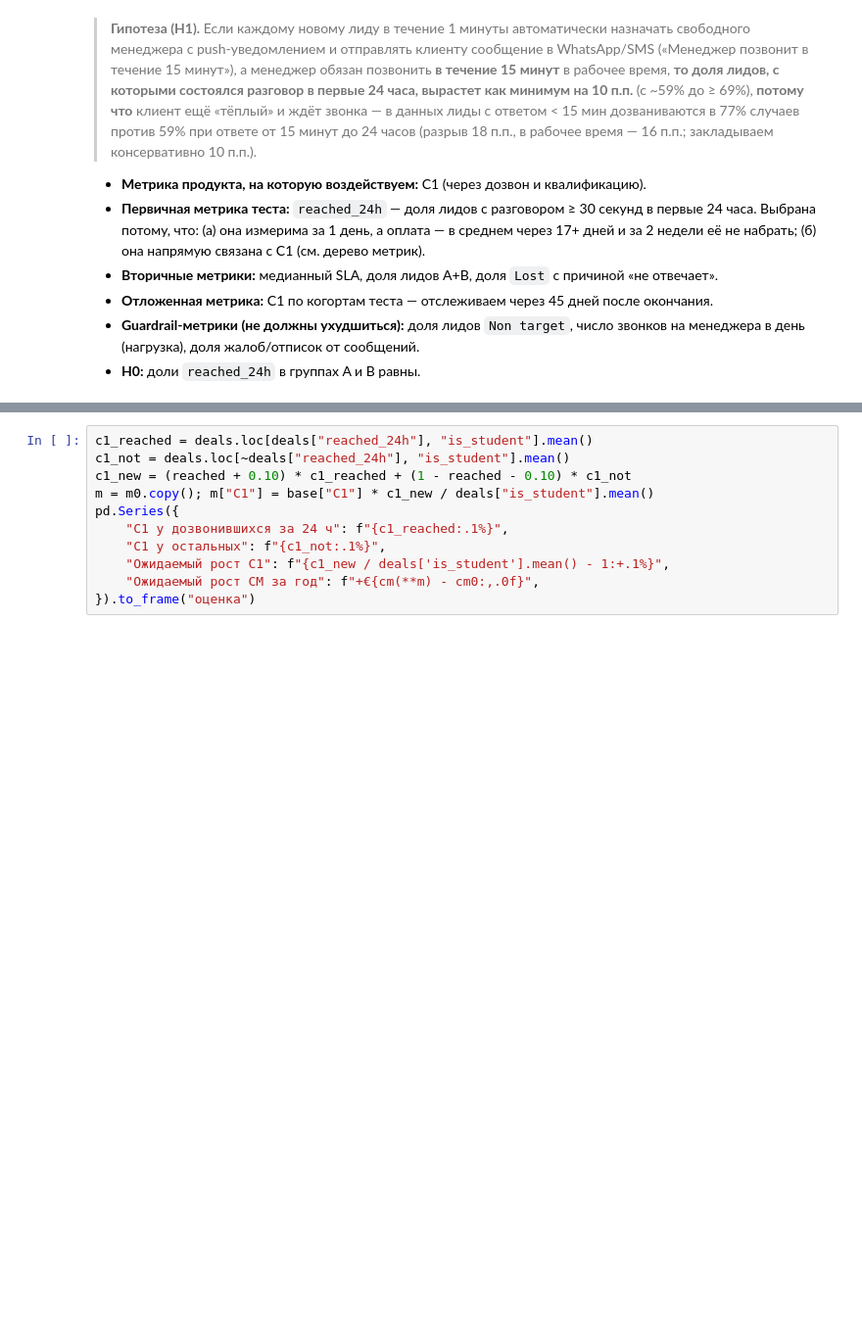
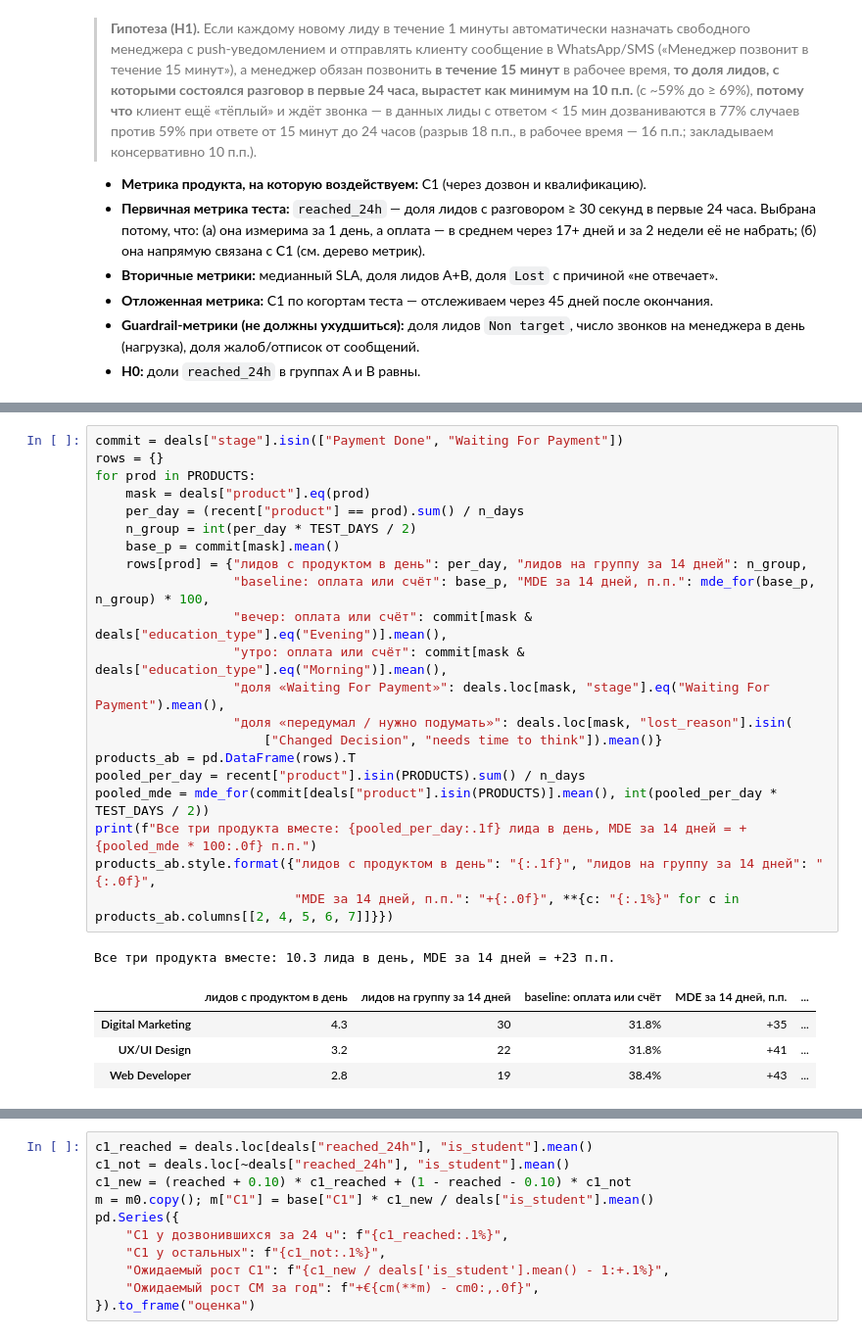
Before and after one commit to yerkovskayuliia-pixel/data-analytics-portfolio, a Jupyter notebook: python-crm-analysis/notebooks/03_unit_economics_ab_test_RU.ipynb, the cells around one changed output, grey strips where cells are left out. Shown at 98% size. Saved outputs shown, nothing was run; the diff lists cells and outputs as text; blank space fills up the shorter version.

```diff
--- a/python-crm-analysis/notebooks/03_unit_economics_ab_test_RU.ipynb
+++ b/python-crm-analysis/notebooks/03_unit_economics_ab_test_RU.ipynb
@@ -417,0 +399,27 @@ analyze_ab(sim).to_frame("симуляция")
+# %%
+commit = deals["stage"].isin(["Payment Done", "Waiting For Payment"])
+rows = {}
+for prod in PRODUCTS:
+    mask = deals["product"].eq(prod)
+    per_day = (recent["product"] == prod).sum() / n_days
+    n_group = int(per_day * TEST_DAYS / 2)
+    base_p = commit[mask].mean()
+    rows[prod] = {"лидов с продуктом в день": per_day, "лидов на группу за 14 дней": n_group,
+                  "baseline: оплата или счёт": base_p, "MDE за 14 дней, п.п.": mde_for(base_p, n_group) * 100,
+                  "вечер: оплата или счёт": commit[mask & deals["education_type"].eq("Evening")].mean(),
+                  "утро: оплата или счёт": commit[mask & deals["education_type"].eq("Morning")].mean(),
+                  "доля «Waiting For Payment»": deals.loc[mask, "stage"].eq("Waiting For Payment").mean(),
+                  "доля «передумал / нужно подумать»": deals.loc[mask, "lost_reason"].isin(
+                      ["Changed Decision", "needs time to think"]).mean()}
+products_ab = pd.DataFrame(rows).T
+pooled_per_day = recent["product"].isin(PRODUCTS).sum() / n_days
+pooled_mde = mde_for(commit[deals["product"].isin(PRODUCTS)].mean(), int(pooled_per_day * TEST_DAYS / 2))
+print(f"Все три продукта вместе: {pooled_per_day:.1f} лида в день, MDE за 14 дней = +{pooled_mde * 100:.0f} п.п.")
+products_ab.style.format({"лидов с продуктом в день": "{:.1f}", "лидов на группу за 14 дней": "{:.0f}",
+                          "MDE за 14 дней, п.п.": "+{:.0f}", **{c: "{:.1%}" for c in products_ab.columns[[2, 4, 5, 6, 7]]}})
+# %% [output]
+Все три продукта вместе: 10.3 лида в день, MDE за 14 дней = +23 п.п.
+|  | лидов с продуктом в день | лидов на группу за 14 дней | baseline: оплата или счёт | MDE за 14 дней, п.п. | ... |
+| Digital Marketing | 4.3 | 30 | 31.8% | +35 | ... |
+| UX/UI Design | 3.2 | 22 | 31.8% | +41 | ... |
+| Web Developer | 2.8 | 19 | 38.4% | +43 | ... |
```
Also changed, not shown: parts of 11 cells of this notebook, 10 other files.
